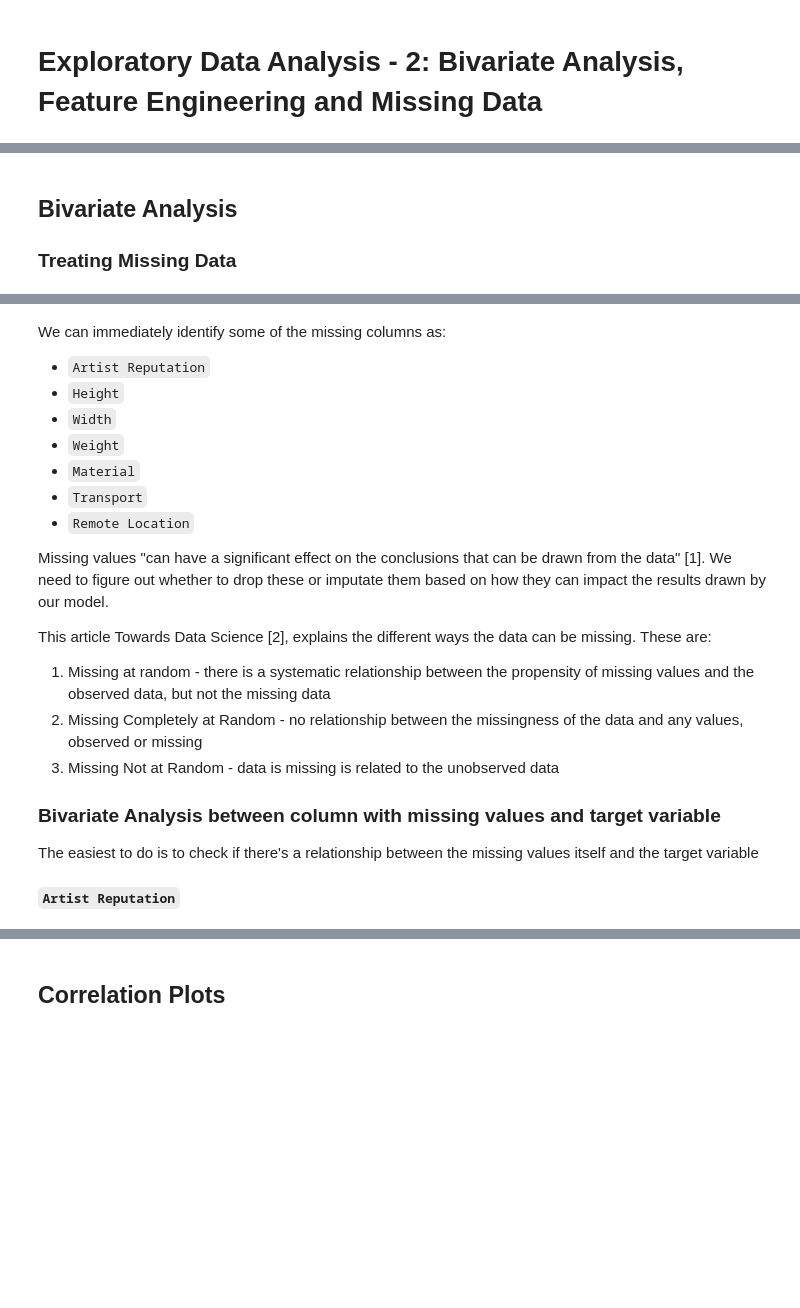
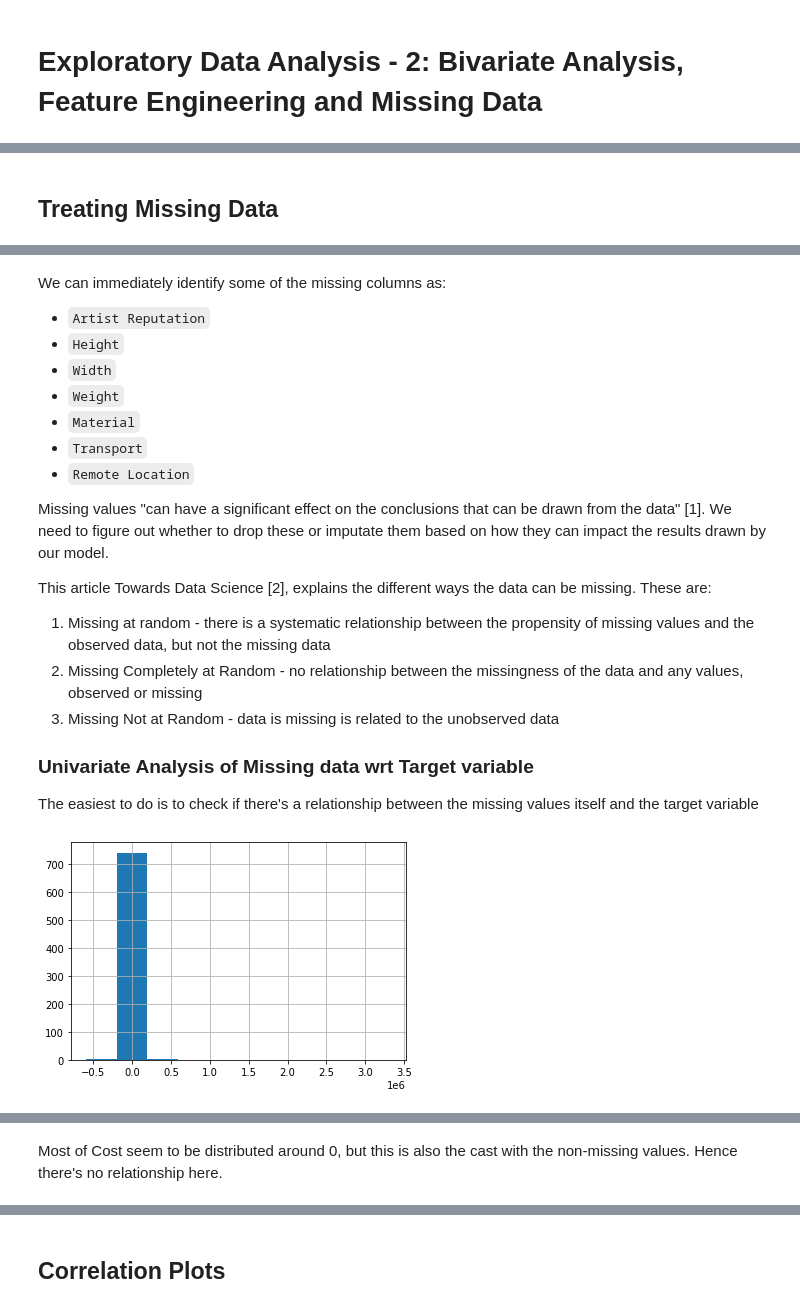
Before and after one commit to jacob5412/HackerEarth-Exhibit-Art, a Jupyter notebook: EDA-2.ipynb, the cells around one changed output, grey strips where cells are left out. Saved outputs shown, nothing was run; the diff lists cells and outputs as text; code cells hidden in the pictures; blank space fills up the shorter version.

```diff
--- a/EDA-2.ipynb
+++ b/EDA-2.ipynb
@@ -16,9 +17,7 @@ train_df = pd.read_csv(
 # %% [output]
 [interactive output not drawn]
 # %% [markdown]
-## Bivariate Analysis
-
-### Treating Missing Data
+## Treating Missing Data
 # %%
 train_df.info()
 # %% [output]
@@ -57,8 +56,12 @@ This article Towards Data Science [2], explains the different ways the data can
 2. Missing Completely at Random - no relationship between the missingness of the data and any values, observed or missing
 3. Missing Not at Random - data is missing is related to the unobserved data
 
-### Bivariate Analysis between column with missing values and target variable
+### Univariate Analysis of Missing data wrt Target variable
 
 The easiest to do is to check if there's a relationship between the missing values itself and the target variable
-
-#### `Artist Reputation`
+# %%
+plt.hist(train_df.loc[train_df["Artist Reputation"].isna(), "Cost"])
+plt.grid()
+plt.show()
+# %% [output]
+[figure, added]
@@ -64,0 +69,2 @@ The easiest to do is to check if there's a relationship between the missing valu
+# %% [markdown]
+Most of Cost seem to be distributed around 0, but this is also the cast with the non-missing values. Hence there's no relationship here.
```
Also changed, not shown: parts of 17 cells of this notebook, 1 other file.
